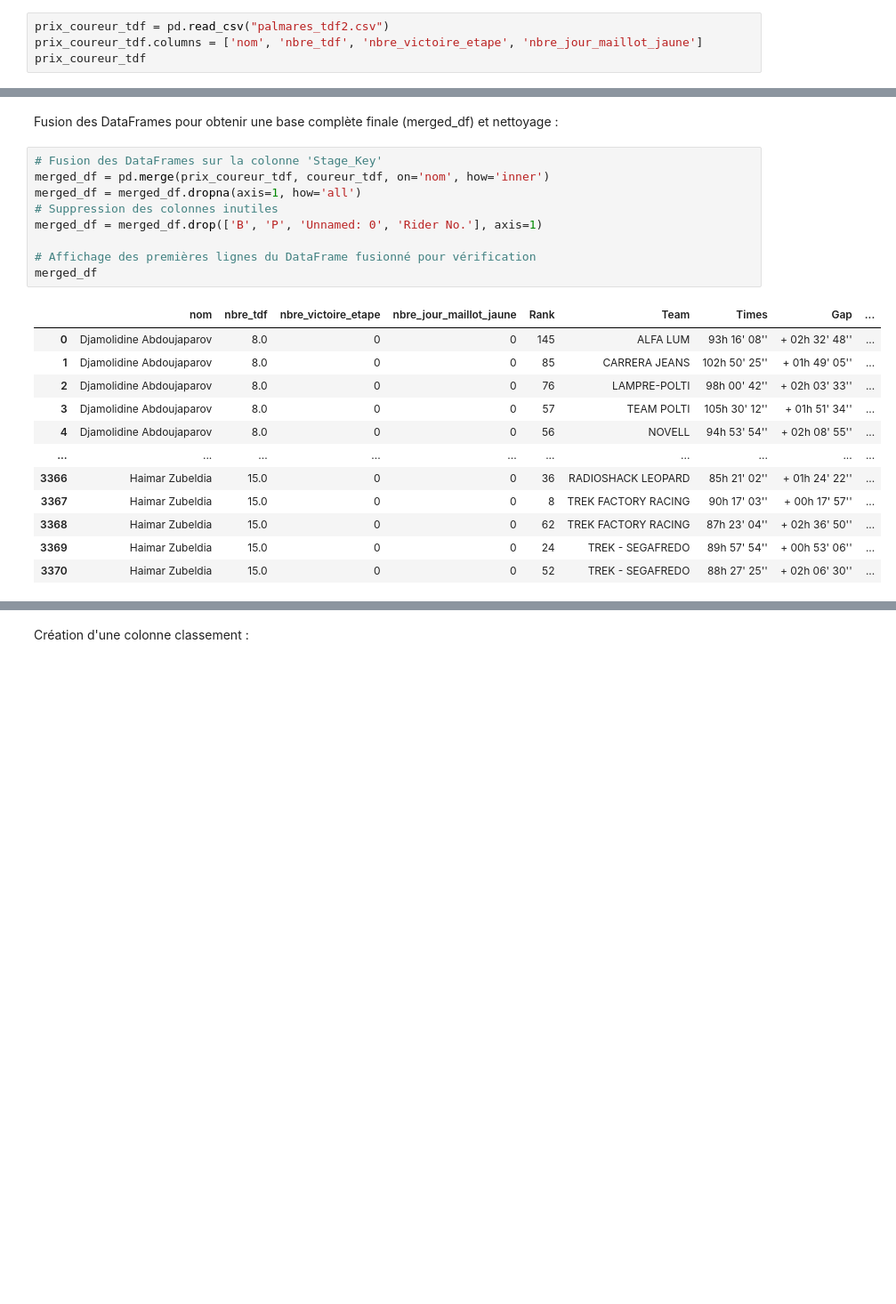
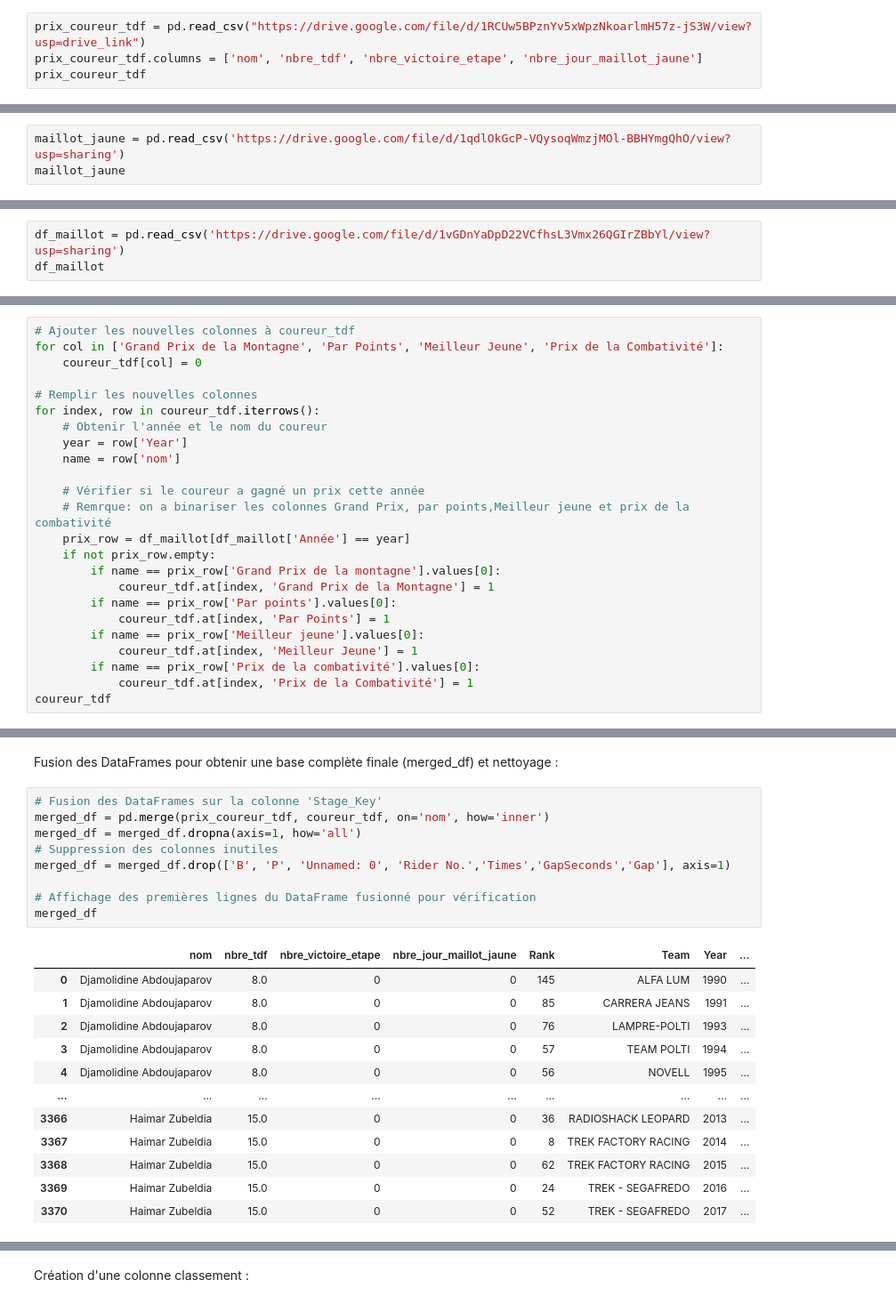
Before and after one commit to edequercize/Projet-Python, a Jupyter notebook: test_merge.ipynb, the cells around one changed output, grey strips where cells are left out. Shown at 89% size. Drawn from its saved outputs; the diff is of its cells as text; blank space fills up the shorter version.

```diff
--- a/test_merge.ipynb
+++ b/test_merge.ipynb
@@ -35,7 +43,7 @@ coureur_tdf
 # %% [markdown]
 Nettoyage d'une deuxième base de données (prix_coureur_tdf):
 # %%
-prix_coureur_tdf = pd.read_csv("palmares_tdf2.csv")
+prix_coureur_tdf = pd.read_csv("https://drive.google.com/file/d/1RCUw5BPznYv5xWpzNkoarlmH57z-jS3W/view?usp=drive_link")
 prix_coureur_tdf.columns = ['nom', 'nbre_tdf', 'nbre_victoire_etape', 'nbre_jour_maillot_jaune']
 prix_coureur_tdf
 # %% [output]
@@ -54,0 +117,3 @@ prix_coureur_tdf
+# %%
+maillot_jaune = pd.read_csv('https://drive.google.com/file/d/1qdlOkGcP-VQysoqWmzjMOl-BBHYmgQhO/view?usp=sharing')
+maillot_jaune
@@ -54,0 +172,3 @@ prix_coureur_tdf
+# %%
+df_maillot = pd.read_csv('https://drive.google.com/file/d/1vGDnYaDpD22VCfhsL3Vmx26QGIrZBbYl/view?usp=sharing')
+df_maillot
@@ -54,0 +189,24 @@ prix_coureur_tdf
+# %%
+# Ajouter les nouvelles colonnes à coureur_tdf
+for col in ['Grand Prix de la Montagne', 'Par Points', 'Meilleur Jeune', 'Prix de la Combativité']:
+    coureur_tdf[col] = 0
+
+# Remplir les nouvelles colonnes
+for index, row in coureur_tdf.iterrows():
+    # Obtenir l'année et le nom du coureur
+    year = row['Year']
+    name = row['nom']
+
+    # Vérifier si le coureur a gagné un prix cette année
+    # Remrque: on a binariser les colonnes Grand Prix, par points,Meilleur jeune et prix de la combativité
+    prix_row = df_maillot[df_maillot['Année'] == year]
+    if not prix_row.empty:
+        if name == prix_row['Grand Prix de la montagne'].values[0]:
+            coureur_tdf.at[index, 'Grand Prix de la Montagne'] = 1
+        if name == prix_row['Par points'].values[0]:
+            coureur_tdf.at[index, 'Par Points'] = 1
+        if name == prix_row['Meilleur jeune'].values[0]:
+            coureur_tdf.at[index, 'Meilleur Jeune'] = 1
+        if name == prix_row['Prix de la combativité'].values[0]:
+            coureur_tdf.at[index, 'Prix de la Combativité'] = 1
+coureur_tdf
@@ -91,22 +263,22 @@ Fusion des DataFrames pour obtenir une base complète finale (merged_df) et nett
 # %%
 # Fusion des DataFrames sur la colonne 'Stage_Key'
 merged_df = pd.merge(prix_coureur_tdf, coureur_tdf, on='nom', how='inner')
 merged_df = merged_df.dropna(axis=1, how='all')
 # Suppression des colonnes inutiles
-merged_df = merged_df.drop(['B', 'P', 'Unnamed: 0', 'Rider No.'], axis=1)
+merged_df = merged_df.drop(['B', 'P', 'Unnamed: 0', 'Rider No.','Times','GapSeconds','Gap'], axis=1)
 
 # Affichage des premières lignes du DataFrame fusionné pour vérification
 merged_df
 # %% [output]
-|  | nom | nbre_tdf | nbre_victoire_etape | nbre_jour_maillot_jaune | Rank | Team | Times | Gap | ... |
-| 0 | Djamolidine Abdoujaparov | 8.0 | 0 | 0 | 145 | ALFA LUM | 93h 16' 08'' | + 02h 32' 48'' | ... |
-| 1 | Djamolidine Abdoujaparov | 8.0 | 0 | 0 | 85 | CARRERA JEANS | 102h 50' 25'' | + 01h 49' 05'' | ... |
-| 2 | Djamolidine Abdoujaparov | 8.0 | 0 | 0 | 76 | LAMPRE-POLTI | 98h 00' 42'' | + 02h 03' 33'' | ... |
-| 3 | Djamolidine Abdoujaparov | 8.0 | 0 | 0 | 57 | TEAM POLTI | 105h 30' 12'' | + 01h 51' 34'' | ... |
-| 4 | Djamolidine Abdoujaparov | 8.0 | 0 | 0 | 56 | NOVELL | 94h 53' 54'' | + 02h 08' 55'' | ... |
-| ... | ... | ... | ... | ... | ... | ... | ... | ... | ... |
-| 3366 | Haimar Zubeldia | 15.0 | 0 | 0 | 36 | RADIOSHACK LEOPARD | 85h 21' 02'' | + 01h 24' 22'' | ... |
-| 3367 | Haimar Zubeldia | 15.0 | 0 | 0 | 8 | TREK FACTORY RACING | 90h 17' 03'' | + 00h 17' 57'' | ... |
-| 3368 | Haimar Zubeldia | 15.0 | 0 | 0 | 62 | TREK FACTORY RACING | 87h 23' 04'' | + 02h 36' 50'' | ... |
-| 3369 | Haimar Zubeldia | 15.0 | 0 | 0 | 24 | TREK - SEGAFREDO | 89h 57' 54'' | + 00h 53' 06'' | ... |
-| 3370 | Haimar Zubeldia | 15.0 | 0 | 0 | 52 | TREK - SEGAFREDO | 88h 27' 25'' | + 02h 06' 30'' | ... |
+|  | nom | nbre_tdf | nbre_victoire_etape | nbre_jour_maillot_jaune | Rank | Team | Year | ... |
+| 0 | Djamolidine Abdoujaparov | 8.0 | 0 | 0 | 145 | ALFA LUM | 1990 | ... |
+| 1 | Djamolidine Abdoujaparov | 8.0 | 0 | 0 | 85 | CARRERA JEANS | 1991 | ... |
+| 2 | Djamolidine Abdoujaparov | 8.0 | 0 | 0 | 76 | LAMPRE-POLTI | 1993 | ... |
+| 3 | Djamolidine Abdoujaparov | 8.0 | 0 | 0 | 57 | TEAM POLTI | 1994 | ... |
+| 4 | Djamolidine Abdoujaparov | 8.0 | 0 | 0 | 56 | NOVELL | 1995 | ... |
+| ... | ... | ... | ... | ... | ... | ... | ... | ... |
+| 3366 | Haimar Zubeldia | 15.0 | 0 | 0 | 36 | RADIOSHACK LEOPARD | 2013 | ... |
+| 3367 | Haimar Zubeldia | 15.0 | 0 | 0 | 8 | TREK FACTORY RACING | 2014 | ... |
+| 3368 | Haimar Zubeldia | 15.0 | 0 | 0 | 62 | TREK FACTORY RACING | 2015 | ... |
+| 3369 | Haimar Zubeldia | 15.0 | 0 | 0 | 24 | TREK - SEGAFREDO | 2016 | ... |
+| 3370 | Haimar Zubeldia | 15.0 | 0 | 0 | 52 | TREK - SEGAFREDO | 2017 | ... |
```
Also changed, not shown: parts of 40 cells of this notebook.
